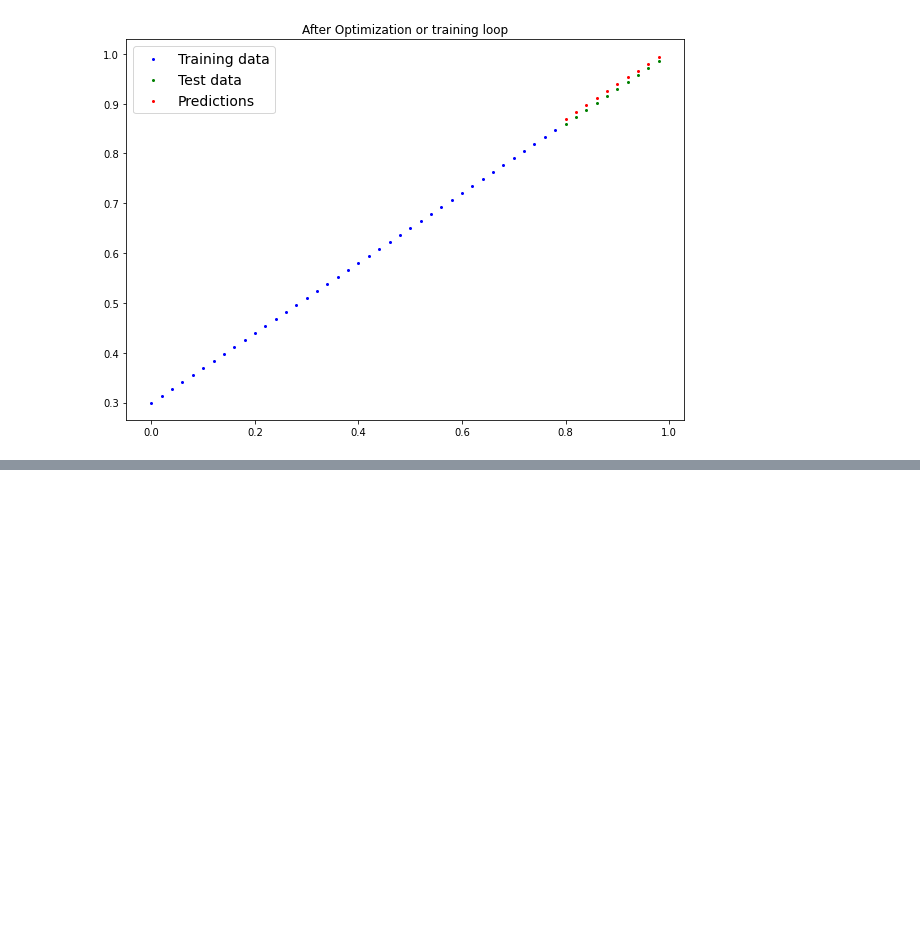
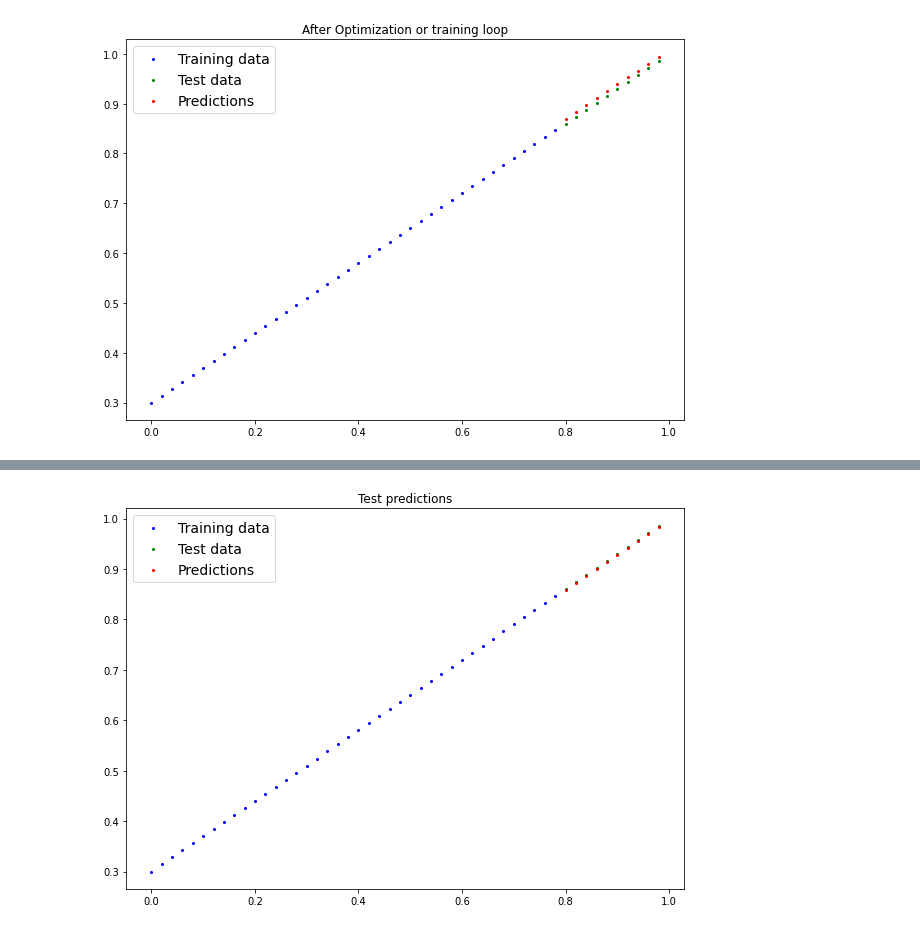
Before and after one commit to MananShukla7/Pytorch-CV, a Jupyter notebook: 02_Pytoch_Workflow.ipynb, the cells around one changed output, grey strips where cells are left out. Saved outputs shown, nothing was run; the diff lists cells and outputs as text; code cells hidden in the pictures; blank space fills up the shorter version.

```diff
--- a/02_Pytoch_Workflow.ipynb
+++ b/02_Pytoch_Workflow.ipynb
@@ -275,0 +354,5 @@ epochs
+# %%
+plot_predictions(p_test=y_pred_test_0.detach().numpy())
+plt.show()
+# %% [output]
+[figure, added]
```
Also changed, not shown: parts of 15 cells of this notebook.
